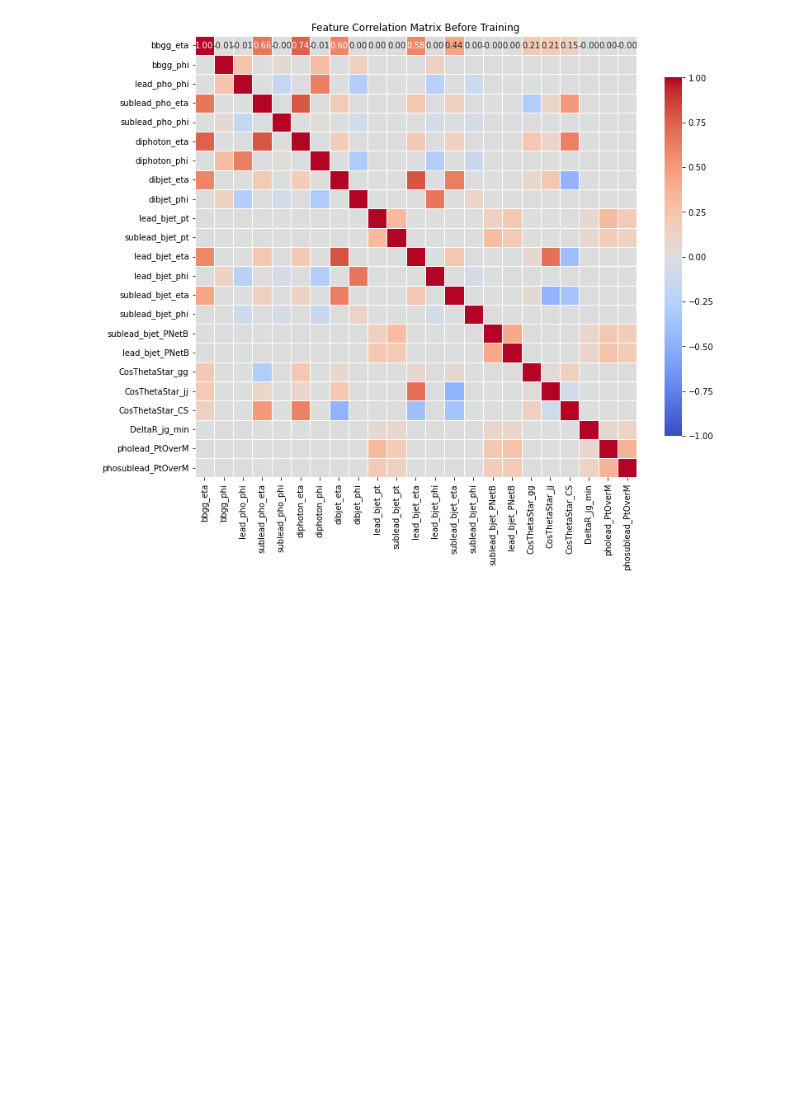
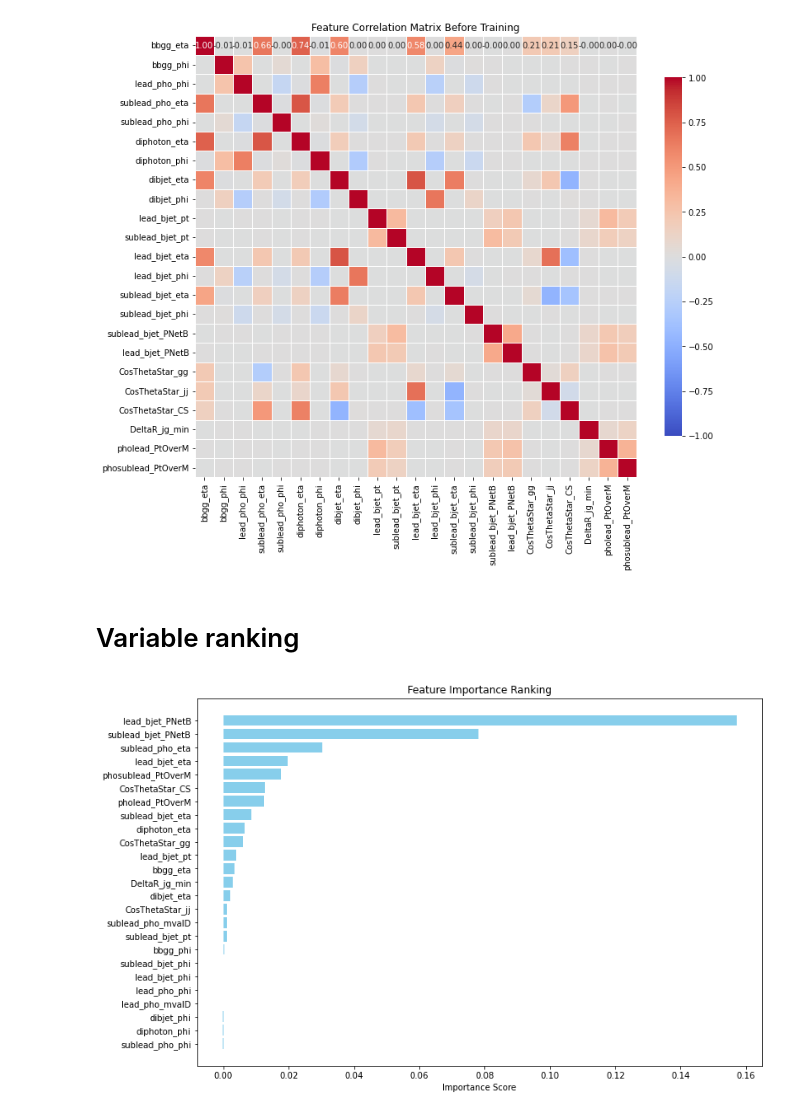
Before and after one commit to tiwariPC/hhbbgg_AwkwardAnalyzer, a Jupyter notebook: bdt/notebook/training_DNN_lowX_highY.ipynb, the cells around one changed output. Cells and saved outputs as stored; diff of their text form; code cells hidden in the pictures; blank space fills up the shorter version.

Commit message:
updated DNN Models

```diff
--- a/bdt/notebook/training_DNN_lowX_highY.ipynb
+++ b/bdt/notebook/training_DNN_lowX_highY.ipynb
@@ -61,7 +61,7 @@ keys = [
 dfs = {}
 
 # Load signal files
-for file, key in signal_files_lowX_lowY:
+for file, key in signal_files_lowX_highY:
     try:
         with uproot.open(file) as f:
             dfs[key] = f[key].arrays(keys, library="pd")
@@ -110,7 +110,7 @@ features = [
     'lead_bjet_pt', 'sublead_bjet_pt', 'lead_bjet_eta', 'lead_bjet_phi', 'sublead_bjet_eta',
     'sublead_bjet_phi', 'sublead_bjet_PNetB', 'lead_bjet_PNetB', 'CosThetaStar_gg',
     'CosThetaStar_jj', 'CosThetaStar_CS', 'DeltaR_jg_min', 'pholead_PtOverM',
-    'phosublead_PtOverM'
+    'phosublead_PtOverM','lead_pho_mvaID','sublead_pho_mvaID'
 ]
 
 # variables removed:  'bbgg_mass',  'lead_pho_eta','FirstJet_PtOverM', 'SecondJet_PtOverM', 'diphoton_bbgg_mass', 'dibjet_bbgg_mass'
@@ -285,6 +288,19 @@ from sklearn.metrics import roc_curve, auc
 # Move tensors to CPU before converting to NumPy arrays
 y_train_pred = model(X_train_tensor).cpu().detach().numpy()
 y_test_pred = model(X_test_tensor).cpu().detach().numpy()
+
+
+# Calculate AUC for train and test sets
+fpr_train, tpr_train, _ = roc_curve(y_train, y_train_pred)
+roc_auc_train = auc(fpr_train, tpr_train)
+
+fpr_test, tpr_test, _ = roc_curve(y_test, y_test_pred)
+roc_auc_test = auc(fpr_test, tpr_test)
+
+# Print AUC scores
+print(f'Final AUC Score for Train Data: {roc_auc_train:.4f}')
+print(f'Final AUC Score for Test Data: {roc_auc_test:.4f}')
+
 
 # Plot ROC curves and calculate AUC
 def plot_roc(y_true, y_pred, title):
@@ -431,3 +449,5 @@ plt.title('Feature Correlation Matrix After Training')
 plt.savefig("/afs/cern.ch/user/s/sraj/sraj/www/CUA/HH-bbgg/plots_v1/NMSSM_signal/lowX_highY_correlation_after_training.png")
 plt.savefig("/afs/cern.ch/user/s/sraj/sraj/www/CUA/HH-bbgg/plots_v1/NMSSM_signal/lowX_highY_correlation_after_training.pdf")
 plt.show()
+# %% [markdown]
+# Variable ranking
@@ -433,0 +487,29 @@ plt.show()
+# %%
+# Compute baseline accuracy on validation data
+with torch.no_grad():
+    baseline_outputs = model(X_test_tensor).squeeze()
+    baseline_accuracy = accuracy_score(y_test, (baseline_outputs > 0.5).numpy())
+
+# Calculate permutation importance
+feature_importances = permutation_importance(model, X_test_scaled, y_test.values, baseline_accuracy)
+# %%
+# Extract feature names and their corresponding importances
+feature_names = features  # List of feature names from your dataset
+importance_values = [feature_importances[i] for i in range(len(feature_names))]
+
+# Sort features by importance
+sorted_indices = np.argsort(importance_values)[::-1]
+sorted_importances = np.array(importance_values)[sorted_indices]
+sorted_features = np.array(feature_names)[sorted_indices]
+
+# Plotting
+plt.figure(figsize=(12, 8))
+plt.barh(sorted_features, sorted_importances, color='skyblue')
+plt.xlabel('Importance Score')
+plt.title('Feature Importance Ranking')
+plt.gca().invert_yaxis()  # Highest importance at the top
+plt.savefig("/afs/cern.ch/user/s/sraj/sraj/www/CUA/HH-bbgg/plots_v1/NMSSM_signal/ML_plots/lowX_highY_Variable_ranking.png")
+plt.savefig("/afs/cern.ch/user/s/sraj/sraj/www/CUA/HH-bbgg/plots_v1/NMSSM_signal/ML_plots/lowX_highY_Variable_ranking.pdf")
+plt.show()
+# %% [output]
+[figure, added]
```
Also changed, not shown: parts of 8 cells of this notebook, 3 other files.
